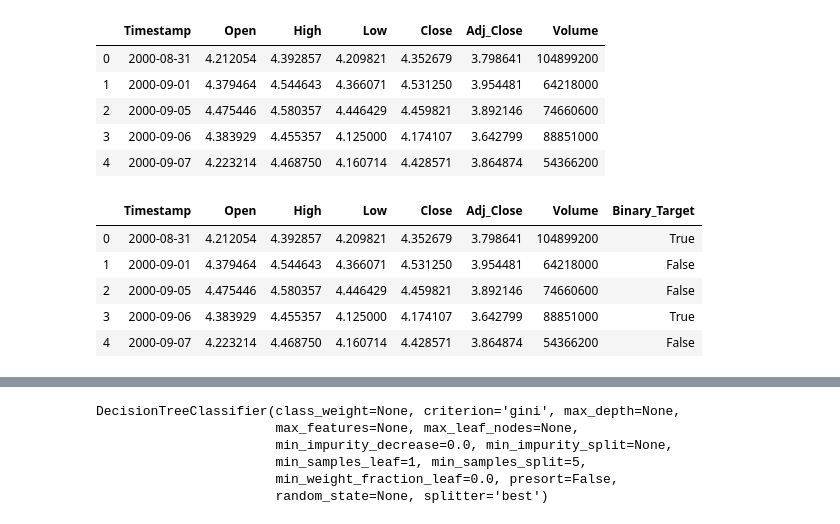
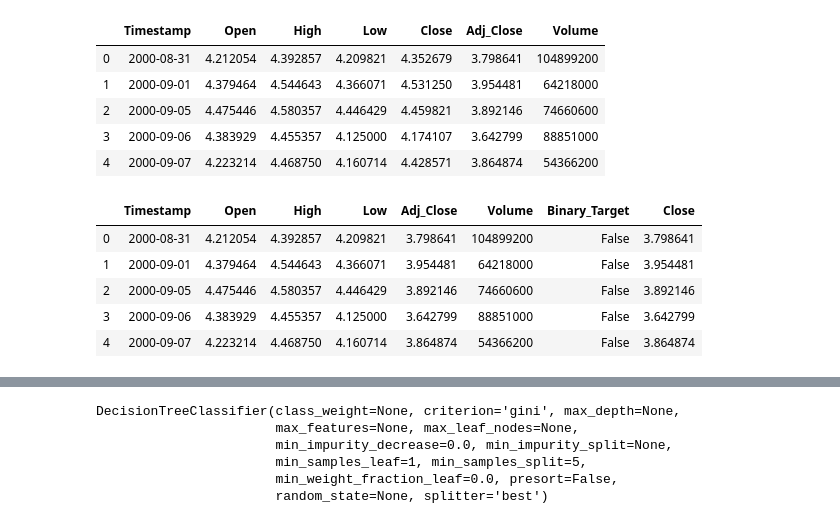
Before and after one commit to samuelkhoo/NUS_Fintech_Time_Series_Model_Evaluation, a Jupyter notebook: Decision Trees Research/Decision Trees Stock Prediction.ipynb, the cells around one changed output, grey strips where cells are left out. Cells and saved outputs as stored; diff of their text form; code cells hidden in the pictures.

```diff
--- a/Decision Trees Research/Decision Trees Stock Prediction.ipynb
+++ b/Decision Trees Research/Decision Trees Stock Prediction.ipynb
@@ -36,18 +78,19 @@ df.head(5) #Observe a few rows of data
 | 4 | 2000-09-07 | 4.223214 | 4.468750 | 4.160714 | 4.428571 | 3.864874 | 54366200 |
 # %%
 #Target - next day price
-target =  list(df["Adj_Close"])[1:] + [0]
+target =  list(df["Adj_Close"])[3:] + [0,0,0]
 #df["Target"] = target
 df["Binary_Target"] = target > df["Adj_Close"]
-
+df = df.drop("Close", axis = 1)
+df["Close"] = df["Adj_Close"]
 df.head()
 # %% [output]
-|  | Timestamp | Open | High | Low | Close | Adj_Close | Volume | Binary_Target |
-| 0 | 2000-08-31 | 4.212054 | 4.392857 | 4.209821 | 4.352679 | 3.798641 | 104899200 | True |
-| 1 | 2000-09-01 | 4.379464 | 4.544643 | 4.366071 | 4.531250 | 3.954481 | 64218000 | False |
-| 2 | 2000-09-05 | 4.475446 | 4.580357 | 4.446429 | 4.459821 | 3.892146 | 74660600 | False |
-| 3 | 2000-09-06 | 4.383929 | 4.455357 | 4.125000 | 4.174107 | 3.642799 | 88851000 | True |
-| 4 | 2000-09-07 | 4.223214 | 4.468750 | 4.160714 | 4.428571 | 3.864874 | 54366200 | False |
+|  | Timestamp | Open | High | Low | Adj_Close | Volume | Binary_Target | Close |
+| 0 | 2000-08-31 | 4.212054 | 4.392857 | 4.209821 | 3.798641 | 104899200 | False | 3.798641 |
+| 1 | 2000-09-01 | 4.379464 | 4.544643 | 4.366071 | 3.954481 | 64218000 | False | 3.954481 |
+| 2 | 2000-09-05 | 4.475446 | 4.580357 | 4.446429 | 3.892146 | 74660600 | False | 3.892146 |
+| 3 | 2000-09-06 | 4.383929 | 4.455357 | 4.125000 | 3.642799 | 88851000 | False | 3.642799 |
+| 4 | 2000-09-07 | 4.223214 | 4.468750 | 4.160714 | 3.864874 | 54366200 | False | 3.864874 |
 # %% [markdown]
 ## Feature Engineering
 
```
Also changed, not shown: parts of 70 cells of this notebook, 1 other file.
